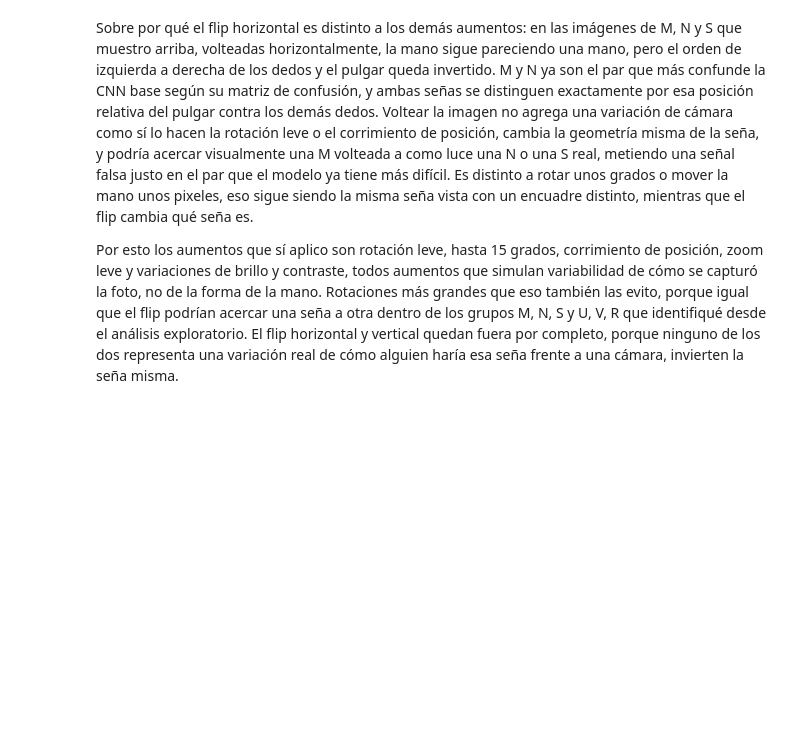
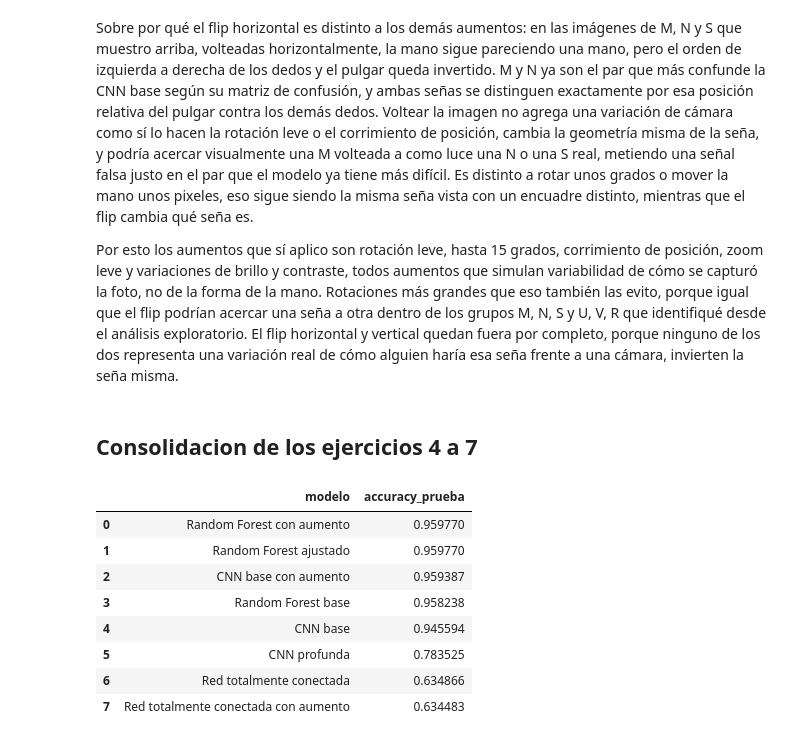
Before and after one commit to ecarcamo/CC3084-DATA-SCIENCE, a Jupyter notebook: notebooks/ASL_Clasificador.ipynb, the cells around one changed output. Cells and saved outputs as stored; diff of their text form; code cells hidden in the pictures; blank space fills up the shorter version.

Commit message:
docs: consolidacion de ejercicios 4 a 7

```diff
--- a/notebooks/ASL_Clasificador.ipynb
+++ b/notebooks/ASL_Clasificador.ipynb
@@ -888,3 +888,24 @@ Que la CNN sea la que más se beneficia tiene sentido porque es la única de las
 Sobre por qué el flip horizontal es distinto a los demás aumentos: en las imágenes de M, N y S que muestro arriba, volteadas horizontalmente, la mano sigue pareciendo una mano, pero el orden de izquierda a derecha de los dedos y el pulgar queda invertido. M y N ya son el par que más confunde la CNN base según su matriz de confusión, y ambas señas se distinguen exactamente por esa posición relativa del pulgar contra los demás dedos. Voltear la imagen no agrega una variación de cámara como sí lo hacen la rotación leve o el corrimiento de posición, cambia la geometría misma de la seña, y podría acercar visualmente una M volteada a como luce una N o una S real, metiendo una señal falsa justo en el par que el modelo ya tiene más difícil. Es distinto a rotar unos grados o mover la mano unos pixeles, eso sigue siendo la misma seña vista con un encuadre distinto, mientras que el flip cambia qué seña es.
 
 Por esto los aumentos que sí aplico son rotación leve, hasta 15 grados, corrimiento de posición, zoom leve y variaciones de brillo y contraste, todos aumentos que simulan variabilidad de cómo se capturó la foto, no de la forma de la mano. Rotaciones más grandes que eso también las evito, porque igual que el flip podrían acercar una seña a otra dentro de los grupos M, N, S y U, V, R que identifiqué desde el análisis exploratorio. El flip horizontal y vertical quedan fuera por completo, porque ninguno de los dos representa una variación real de cómo alguien haría esa seña frente a una cámara, invierten la seña misma.
+# %% [markdown]
+## Consolidacion de los ejercicios 4 a 7
+# %%
+resumen_final = pd.DataFrame({
+    'modelo': ['CNN base', 'CNN profunda', 'Red totalmente conectada', 'Random Forest base', 'Random Forest ajustado',
+               f'{nombre_mejor_cnn} con aumento', 'Red totalmente conectada con aumento', 'Random Forest con aumento'],
+    'accuracy_prueba': [test_acc_base, test_acc_profunda, test_acc_fc, test_acc_rf_base, test_acc_rf_tuned,
+                         test_acc_cnn_aumentada, test_acc_fc_aumentada, test_acc_rf_aumentado],
+})
+resumen_final = resumen_final.sort_values('accuracy_prueba', ascending=False).reset_index(drop=True)
+resumen_final
+# %% [output]
+|  | modelo | accuracy_prueba |
+| 0 | Random Forest con aumento | 0.959770 |
+| 1 | Random Forest ajustado | 0.959770 |
+| 2 | CNN base con aumento | 0.959387 |
+| 3 | Random Forest base | 0.958238 |
+| 4 | CNN base | 0.945594 |
+| 5 | CNN profunda | 0.783525 |
+| 6 | Red totalmente conectada | 0.634866 |
+| 7 | Red totalmente conectada con aumento | 0.634483 |
```
Also changed, not shown: parts of 1 cell of this notebook.
